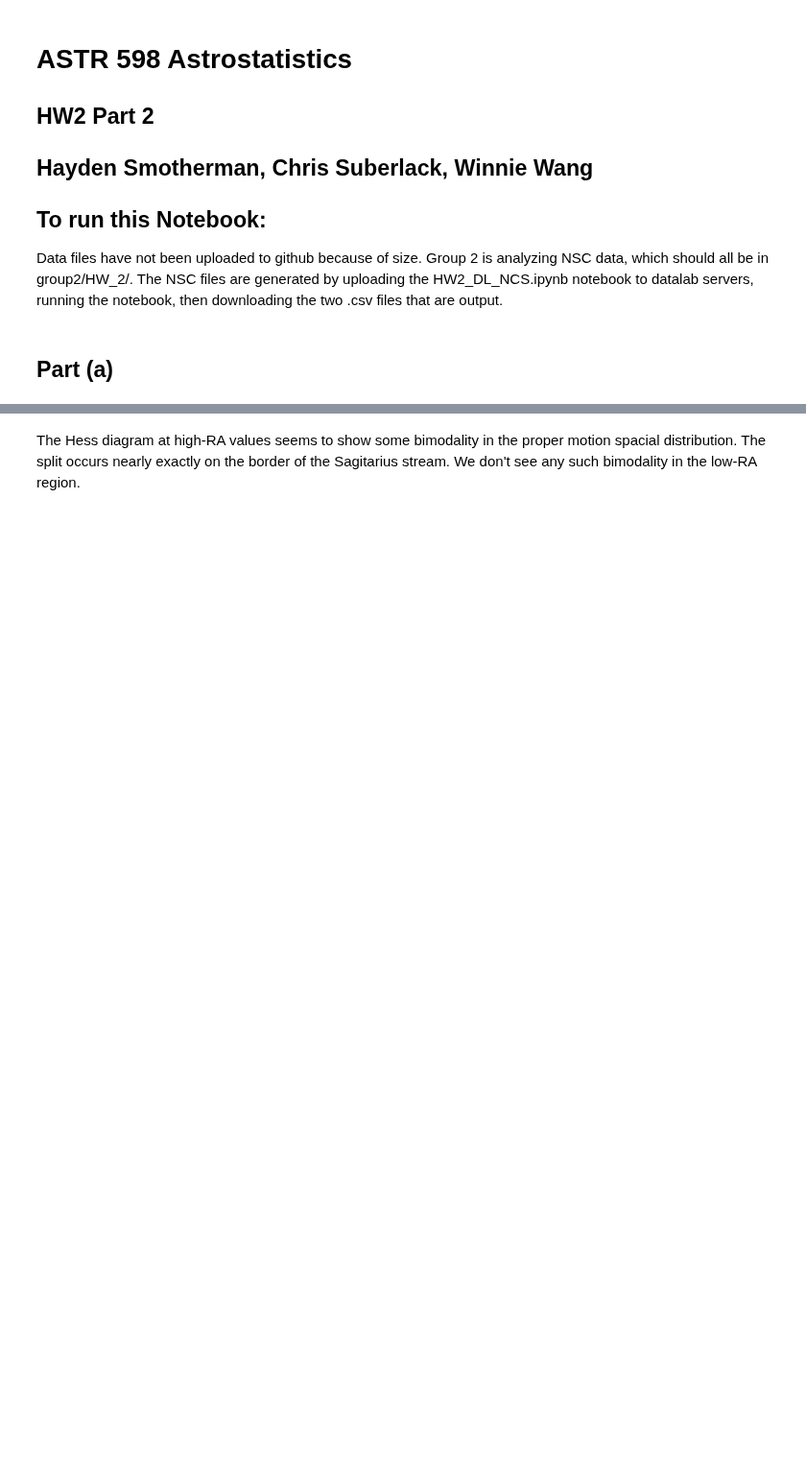
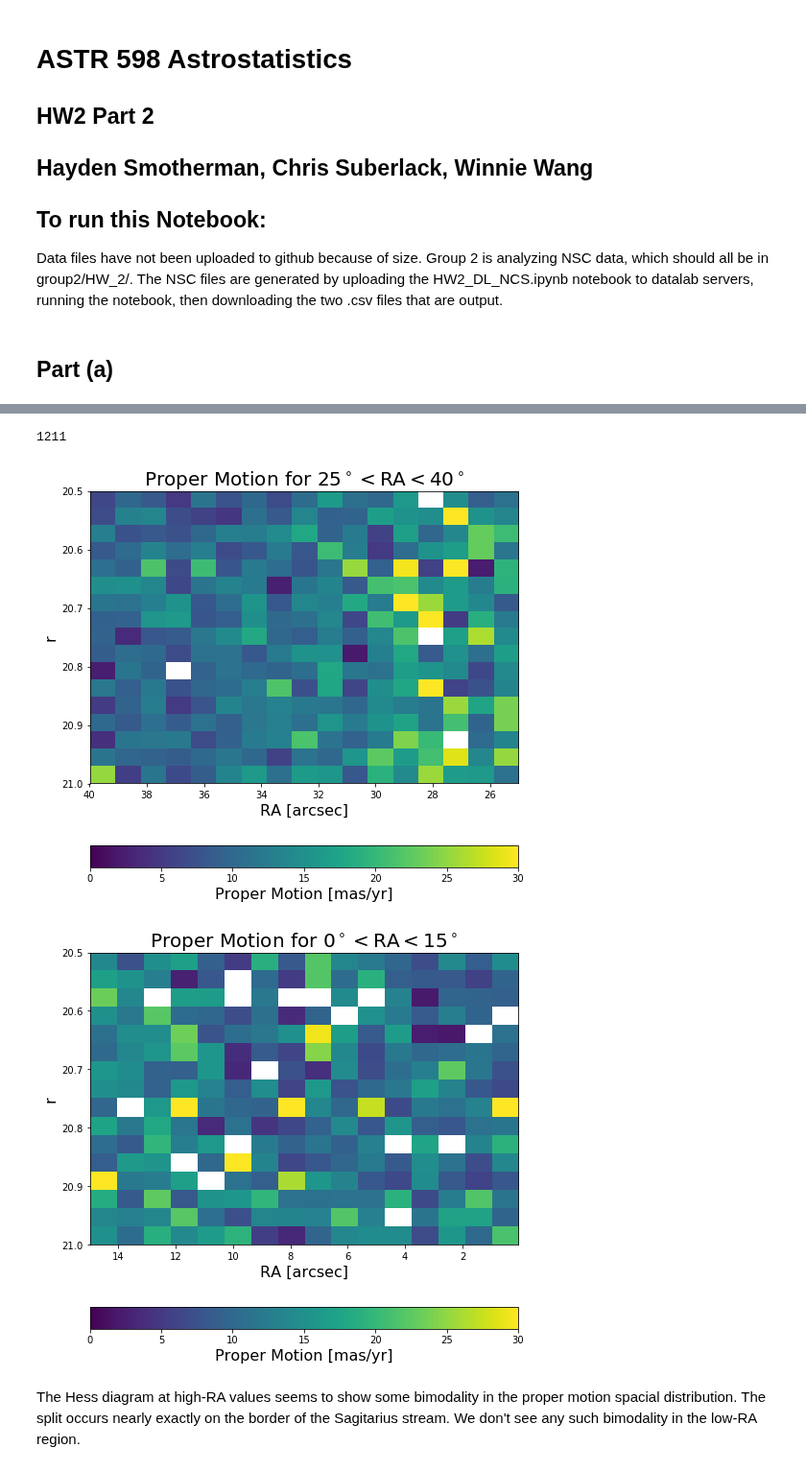
Before and after one commit to dirac-institute/uw-astr598-w18, a Jupyter notebook: homeworks/group2/HW_2/HW2-part2_group2.ipynb, the cells around one changed output, grey strips where cells are left out. Shown at 96% size. Drawn from its saved outputs; the diff is of its cells as text; code cells hidden in the pictures; blank space fills up the shorter version.

```diff
--- a/homeworks/group2/HW_2/HW2-part2_group2.ipynb
+++ b/homeworks/group2/HW_2/HW2-part2_group2.ipynb
@@ -61,35 +81,42 @@ def Hess_r_v_gminusi(nsc,total_mask):
 
     cb = plt.colorbar(orientation='horizontal')
     cb.set_label(r'Proper Motion [mas/yr]',fontsize=16)
     plt.clim(0, 30) # This was set by hand to draw out as much detail as possible
 
     plt.xlabel(r'RA [arcsec]',fontsize=16)
     plt.ylabel(r'r',fontsize=16)
     plt.gca().invert_yaxis()
     plt.gca().invert_xaxis()
 
 # Make the color masks
 r_mask = (nsc['rmag']>20.5) & (nsc['rmag']<21)
 gminusi_mask = ((nsc['gmag']-nsc['imag']) > 0.3) & ((nsc['gmag']-nsc['imag']) < 0.4)
 mag_mask = r_mask * gminusi_mask
 
+# Mask everything but stars
+star_mask = (nsc['class_star']>0.5)
+
 # Make the RA Masks
 RA_mask_25to40 = (nsc['ra'] > 25) & (nsc['ra'] < 40)
 RA_mask_0to15 = (nsc['ra'] > 0) & (nsc['ra'] < 15)
 
 # Make the net masks
-mask_25to40 = mag_mask * RA_mask_25to40
-mask_0to15 = mag_mask * RA_mask_0to15
+mask_25to40 = mag_mask * RA_mask_25to40 * star_mask
+mask_0to15 = mag_mask * RA_mask_0to15 * star_mask
 
 # Make the Hess diagram for 25 < RA < 40
 Hess_r_v_gminusi(nsc,mask_25to40)
 plt.title(r'Proper Motion for $25^\circ < \mathrm{RA} < 40^\circ$',fontsize=20)
 plt.savefig('pm_Hess_Diagram_RA25to40') # Save the figure
 
 # Make the Hess diagram for 0 < RA < 15
 Hess_r_v_gminusi(nsc,mask_0to15)
 plt.title(r'Proper Motion for $0^\circ < \mathrm{RA} < 15^\circ$',fontsize=20)
 plt.savefig('pm_Hess_Diagram_RA0to15') # Save the figure
+# %% [output]
+1211
+[figure, added]
+[figure, added]
 # %% [markdown]
 The Hess diagram at high-RA values seems to show some bimodality in the proper motion spacial distribution. The split occurs nearly exactly on the border of the Sagitarius stream. We don't see any such bimodality in the low-RA region.
 # %%
```
Also changed, not shown: parts of 4 cells of this notebook.
